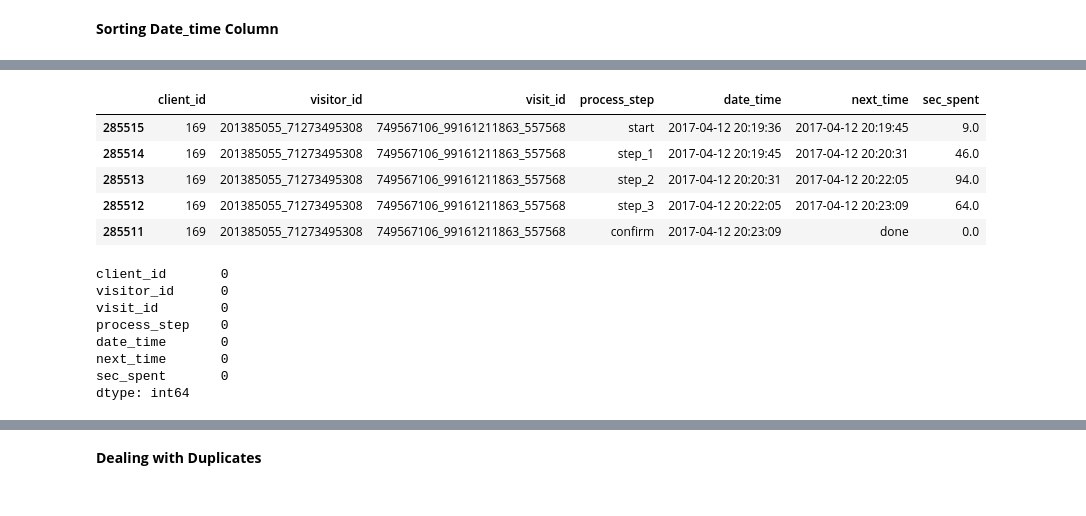
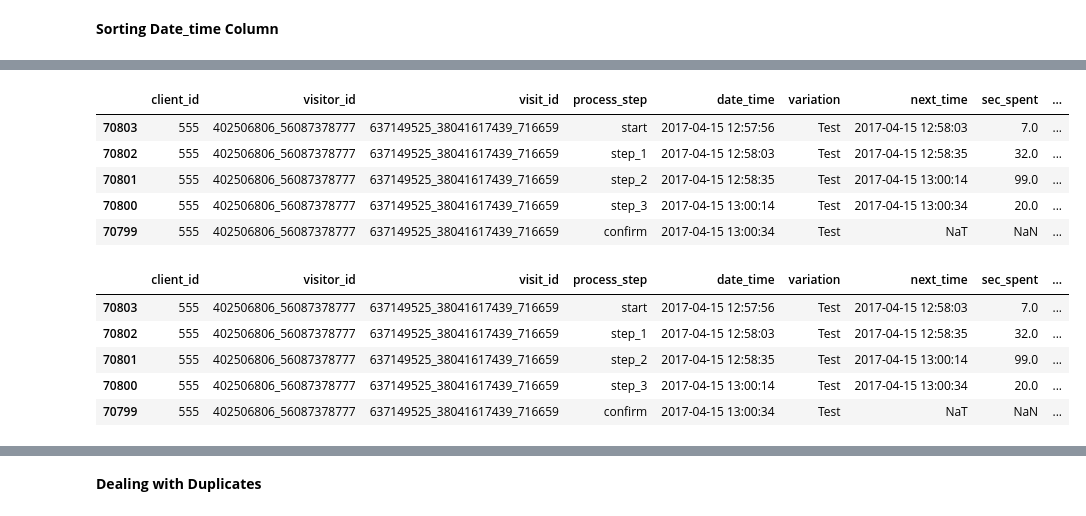
Before and after one commit to eymeklaus/vanguard-ab-test, a Jupyter notebook: data-cleaning-web.ipynb, the cells around one changed output, grey strips where cells are left out. Cells and saved outputs as stored; diff of their text form; code cells hidden in the pictures.

```diff
--- a/data-cleaning-web.ipynb
+++ b/data-cleaning-web.ipynb
@@ -140,20 +151,20 @@ df_web_3['next_time'] = df_web_3['next_time'].fillna("done")
-# %%
-df_web_3.head()
-# %% [output]
-|  | client_id | visitor_id | visit_id | process_step | date_time | next_time | sec_spent |
-| 285515 | 169 | 201385055_71273495308 | 749567106_99161211863_557568 | start | 2017-04-12 20:19:36 | 2017-04-12 20:19:45 | 9.0 |
-| 285514 | 169 | 201385055_71273495308 | 749567106_99161211863_557568 | step_1 | 2017-04-12 20:19:45 | 2017-04-12 20:20:31 | 46.0 |
-| 285513 | 169 | 201385055_71273495308 | 749567106_99161211863_557568 | step_2 | 2017-04-12 20:20:31 | 2017-04-12 20:22:05 | 94.0 |
-| 285512 | 169 | 201385055_71273495308 | 749567106_99161211863_557568 | step_3 | 2017-04-12 20:22:05 | 2017-04-12 20:23:09 | 64.0 |
-| 285511 | 169 | 201385055_71273495308 | 749567106_99161211863_557568 | confirm | 2017-04-12 20:23:09 | done | 0.0 |
-# %%
-df_web_3.isna().sum()
-# %% [output]
-client_id       0
-visitor_id      0
-visit_id        0
-process_step    0
-date_time       0
-next_time       0
-sec_spent       0
-dtype: int64
+# %%
+web['process_order'] = web.groupby(['client_id', 'visit_id'])['process_step'].shift(-1)
+# %%
+web.head()
+# %% [output]
+|  | client_id | visitor_id | visit_id | process_step | date_time | variation | next_time | sec_spent | ... |
+| 70803 | 555 | 402506806_56087378777 | 637149525_38041617439_716659 | start | 2017-04-15 12:57:56 | Test | 2017-04-15 12:58:03 | 7.0 | ... |
+| 70802 | 555 | 402506806_56087378777 | 637149525_38041617439_716659 | step_1 | 2017-04-15 12:58:03 | Test | 2017-04-15 12:58:35 | 32.0 | ... |
+| 70801 | 555 | 402506806_56087378777 | 637149525_38041617439_716659 | step_2 | 2017-04-15 12:58:35 | Test | 2017-04-15 13:00:14 | 99.0 | ... |
+| 70800 | 555 | 402506806_56087378777 | 637149525_38041617439_716659 | step_3 | 2017-04-15 13:00:14 | Test | 2017-04-15 13:00:34 | 20.0 | ... |
+| 70799 | 555 | 402506806_56087378777 | 637149525_38041617439_716659 | confirm | 2017-04-15 13:00:34 | Test | NaT | NaN | ... |
+# %%
+web.head()
+# %% [output]
+|  | client_id | visitor_id | visit_id | process_step | date_time | variation | next_time | sec_spent | ... |
+| 70803 | 555 | 402506806_56087378777 | 637149525_38041617439_716659 | start | 2017-04-15 12:57:56 | Test | 2017-04-15 12:58:03 | 7.0 | ... |
+| 70802 | 555 | 402506806_56087378777 | 637149525_38041617439_716659 | step_1 | 2017-04-15 12:58:03 | Test | 2017-04-15 12:58:35 | 32.0 | ... |
+| 70801 | 555 | 402506806_56087378777 | 637149525_38041617439_716659 | step_2 | 2017-04-15 12:58:35 | Test | 2017-04-15 13:00:14 | 99.0 | ... |
+| 70800 | 555 | 402506806_56087378777 | 637149525_38041617439_716659 | step_3 | 2017-04-15 13:00:14 | Test | 2017-04-15 13:00:34 | 20.0 | ... |
+| 70799 | 555 | 402506806_56087378777 | 637149525_38041617439_716659 | confirm | 2017-04-15 13:00:34 | Test | NaT | NaN | ... |
```
Also changed, not shown: parts of 35 cells of this notebook, 2 other files.
